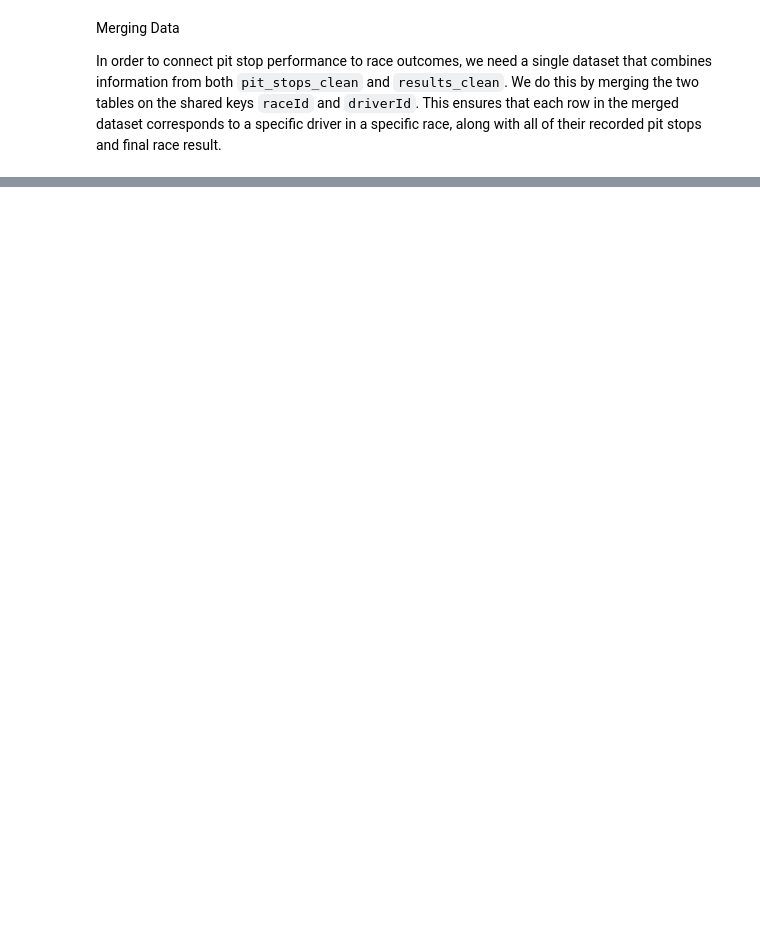
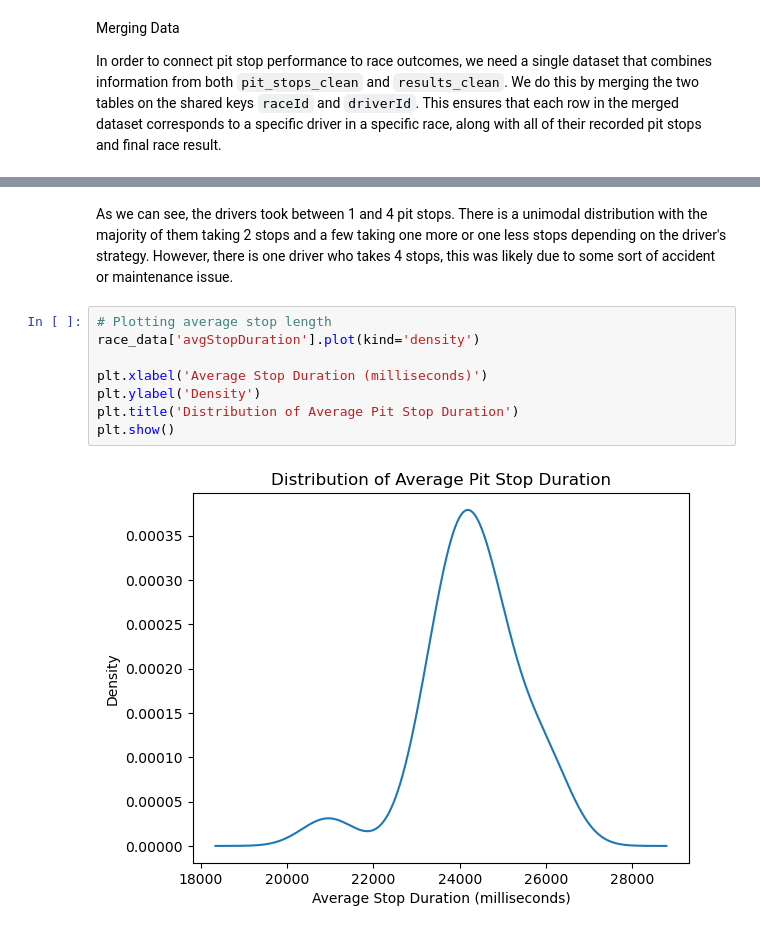
Before and after one commit to a1yssachai/qtm151fall2025, a Jupyter notebook: Final Project/Group Project QTM 151/Final Group Project Draft 1.ipynb, the cells around one changed output, grey strips where cells are left out. Saved outputs shown, nothing was run; the diff lists cells and outputs as text; blank space fills up the shorter version.

```diff
--- a/Final Project/Group Project QTM 151/Final Group Project Draft 1.ipynb
+++ b/Final Project/Group Project QTM 151/Final Group Project Draft 1.ipynb
@@ -195,0 +254,12 @@ Things to maybe do:
+# %% [markdown]
+As we can see, the drivers took between 1 and 4 pit stops. There is a unimodal distribution with the majority of them taking 2 stops and a few taking one more or one less stops depending on the driver's strategy. However, there is one driver who takes 4 stops, this was likely due to some sort of accident or maintenance issue.
+# %%
+# Plotting average stop length
+race_data['avgStopDuration'].plot(kind='density')
+
+plt.xlabel('Average Stop Duration (milliseconds)')
+plt.ylabel('Density')
+plt.title('Distribution of Average Pit Stop Duration')
+plt.show()
+# %% [output]
+[figure, added]
```
Also changed, not shown: parts of 32 cells of this notebook, 1 other file.
